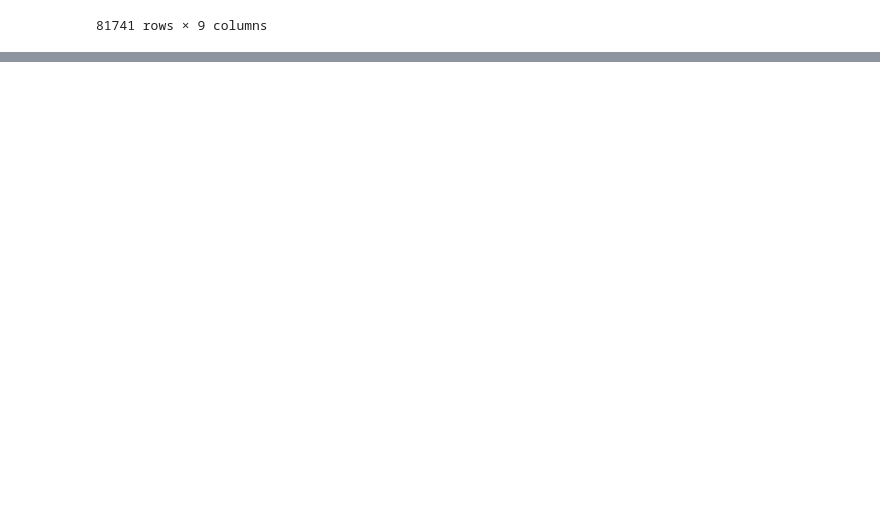
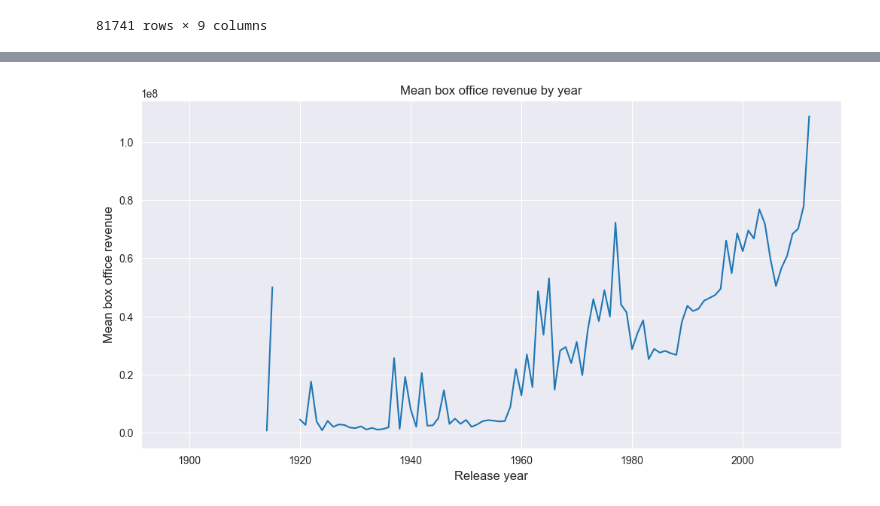
Before and after one commit to epfl-ada/ada-2022-project-pythonistrash, a Jupyter notebook: src/metadata_analysis.ipynb, the cells around one changed output, grey strips where cells are left out. Cells and saved outputs as stored; diff of their text form; code cells hidden in the pictures; blank space fills up the shorter version.

```diff
--- a/src/metadata_analysis.ipynb
+++ b/src/metadata_analysis.ipynb
@@ -22,0 +37,10 @@ metadata_df_initial
+# %%
+metadata_df_initial['Movie release year'] = metadata_df_initial['Movie release date'].astype(str).str[:4]
+metadata_df_initial = metadata_df_initial[metadata_df_initial["Movie release year"].str.contains("nan") == False]
+metadata_df_initial['Movie release year'].astype(int)
+
+
+profits_year = metadata_df_initial.groupby('Movie release year')['Movie box office revenue']
+means_year = profits_year.mean()
+sums_year = profits_year.sum()
+means_year
@@ -22,0 +61,14 @@ metadata_df_initial
+# %%
+fig, ax = plt.subplots()
+
+fig.set_size_inches(12, 6)
+ax.set_xlabel('Release year', fontsize = 12, )
+ax.set_ylabel('Mean box office revenue', fontsize = 12)
+ax.set_title('Mean box office revenue by year')
+ax.set_label("Floats")
+means_year = means_year[1:]
+ax.plot(np.asarray(means_year.index, float), means_year.values)
+
+plt.show()
+# %% [output]
+[figure, added]
```
Also changed, not shown: parts of 11 cells of this notebook.
